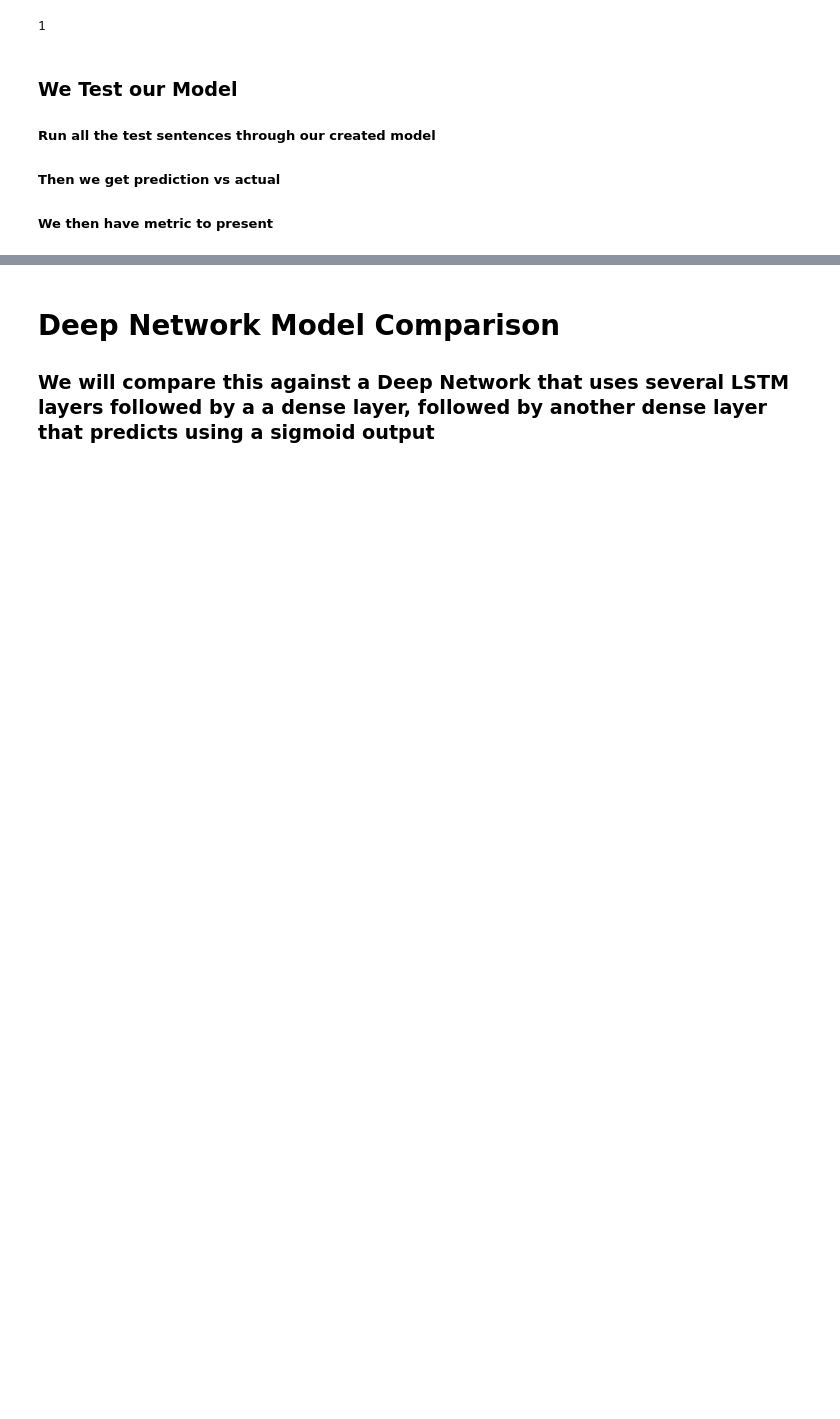
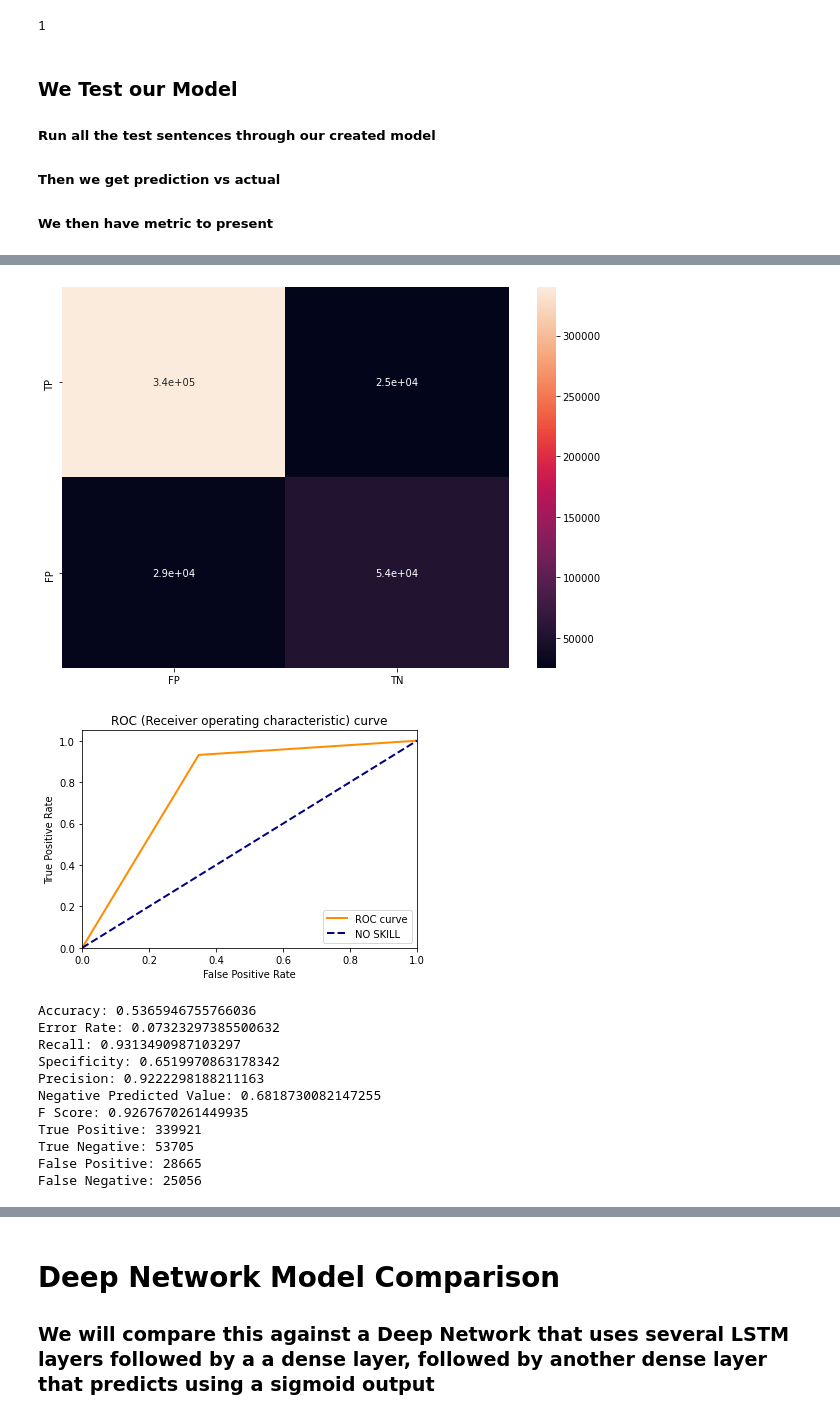
Before and after one commit to austinroddy/CS481-Final-Project-Programming-Assignment-2, a Jupyter notebook: programming-assignment-2-wow.ipynb, the cells around one changed output, grey strips where cells are left out. Drawn from its saved outputs; the diff is of its cells as text; code cells hidden in the pictures; blank space fills up the shorter version.

```diff
--- a/programming-assignment-2-wow.ipynb
+++ b/programming-assignment-2-wow.ipynb
@@ -301,14 +295,18 @@ def load_model(file):
 
 ##### We also need to make sure a sentence passed is normalized, So we have a noramlize sentence funcion that takes a sentence and turns it into the model input
 # %%
-def inference(sentence_precoessed,prob_pos, pos_denom, pos_vocab, pos_nom,prob_neg, neg_denom, neg_vocab, neg_nom, p_print=True):
+def inference(sentence_precoessed,prob_pos, pos_denom, total_vocab_size, pos_nom,prob_neg, neg_denom, neg_nom, p_print=True):
     pos_value = 1
     neg_value = 1
     for word in sentence_precoessed:
         if word in pos_nom:
-            pos_value = pos_value + np.log( (pos_nom[word]+1) / (pos_denom+pos_vocab) )
+            pos_value = pos_value + np.log( (pos_nom[word]+1) / (pos_denom+total_vocab_size) )
+        elif(word in neg_nom):
+            pos_value = pos_value + np.log( 1 / (pos_denom+total_vocab_size) )
         if word in neg_nom:
-            neg_value = neg_value + np.log( (neg_nom[word]+1) / (neg_denom+neg_vocab) )
+            neg_value = neg_value + np.log( ( neg_nom[word]+1) / (neg_denom+total_vocab_size) )
+        elif(word in pos_nom):
+            neg_value = neg_value + np.log( 1 / (neg_denom+total_vocab_size) )
 
     pos_value = pos_value + np.log(prob_pos)
     neg_value = neg_value + np.log(prob_neg)
@@ -335,19 +333,19 @@ def normalize_sentence(sentence):
     #     if i not in stop_words:
     #         sentence_no_stop_words.append(i)
 
-    sentence_stemmed = []
+    # sentence_stemmed = []
 
-    for i in range(len(new_sentence)):
-        sentence_stemmed.append(ps.stem(new_sentence[i]))
+    # for i in range(len(new_sentence)):
+    #     sentence_stemmed.append(ps.stem(new_sentence[i]))
 
-    return sentence_stemmed
+    return new_sentence
 # %%
 #From a sentence to input
 sentence = "0/10 made sex no longer enjoyable"
 sentence_normalized = normalize_sentence(sentence)
 print(sentence_normalized)
-class_prob_pos, denom_pos, vocab_pos, wourd_dict_pos = load_model('pos_prob.txt')
-class_prob_neg, denom_neg, vocab_neg, wourd_dict_neg = load_model('neg_prob.txt')
-prediction = inference(sentence_normalized, class_prob_pos, denom_pos, vocab_pos, wourd_dict_pos, class_prob_neg, denom_neg, vocab_neg, wourd_dict_neg)
+class_prob_pos, denom_pos, total_vocab_size, wourd_dict_pos = load_model('pos_prob.txt')
+class_prob_neg, denom_neg, total_vocab_size, wourd_dict_neg = load_model('neg_prob.txt')
+prediction = inference(sentence_normalized, class_prob_pos, denom_pos, total_vocab_size, wourd_dict_pos, class_prob_neg, denom_neg, wourd_dict_neg)
 prediction
 # %% [output]
@@ -367,18 +365,18 @@ fp = 0
 fn = 0
 tn = 0
 
-class_prob_pos, denom_pos, vocab_pos, wourd_dict_pos = load_model('pos_prob.txt')
-class_prob_neg, denom_neg, vocab_neg, wourd_dict_neg = load_model('neg_prob.txt')
+class_prob_pos, denom_pos, total_vocab_size, wourd_dict_pos = load_model('pos_prob.txt')
+class_prob_neg, denom_neg, total_vocab_size, wourd_dict_neg = load_model('neg_prob.txt')
 
 for sentence in testing_pos_dataset_list_alpha_cleaned_stemmed:
-    prediction = inference(sentence, class_prob_pos, denom_pos, vocab_pos, wourd_dict_pos, class_prob_neg, denom_neg, vocab_neg, wourd_dict_neg, p_print=False)
+    prediction = inference(sentence, class_prob_pos, denom_pos, total_vocab_size, wourd_dict_pos, class_prob_neg, denom_neg, wourd_dict_neg, p_print=False)
     if prediction == 1:
         tp = tp + 1
     else:
         fn = fn + 1
 
 for sentence in testing_neg_dataset_list_alpha_cleaned_stemmed:
-    prediction = inference(sentence, class_prob_pos, denom_pos, vocab_pos, wourd_dict_pos, class_prob_neg, denom_neg, vocab_neg, wourd_dict_neg, p_print=False)
+    prediction = inference(sentence, class_prob_pos, denom_pos, total_vocab_size, wourd_dict_pos, class_prob_neg, denom_neg, wourd_dict_neg, p_print=False)
     if prediction == -1:
         tn = tn + 1
     else:
@@ -426,0 +431,16 @@ False Negative: 57400
+# %%
+statistics(tp, fp, fn, tn)
+# %% [output]
+[figure, added]
+[figure, added]
+Accuracy: 0.5365946755766036
+Error Rate: 0.07323297385500632
+Recall: 0.9313490987103297
+Specificity: 0.6519970863178342
+Precision: 0.9222298188211163
+Negative Predicted Value: 0.6818730082147255
+F Score: 0.9267670261449935
+True Positive: 339921
+True Negative: 53705
+False Positive: 28665
+False Negative: 25056
```
Also changed, not shown: parts of 16 cells of this notebook.
